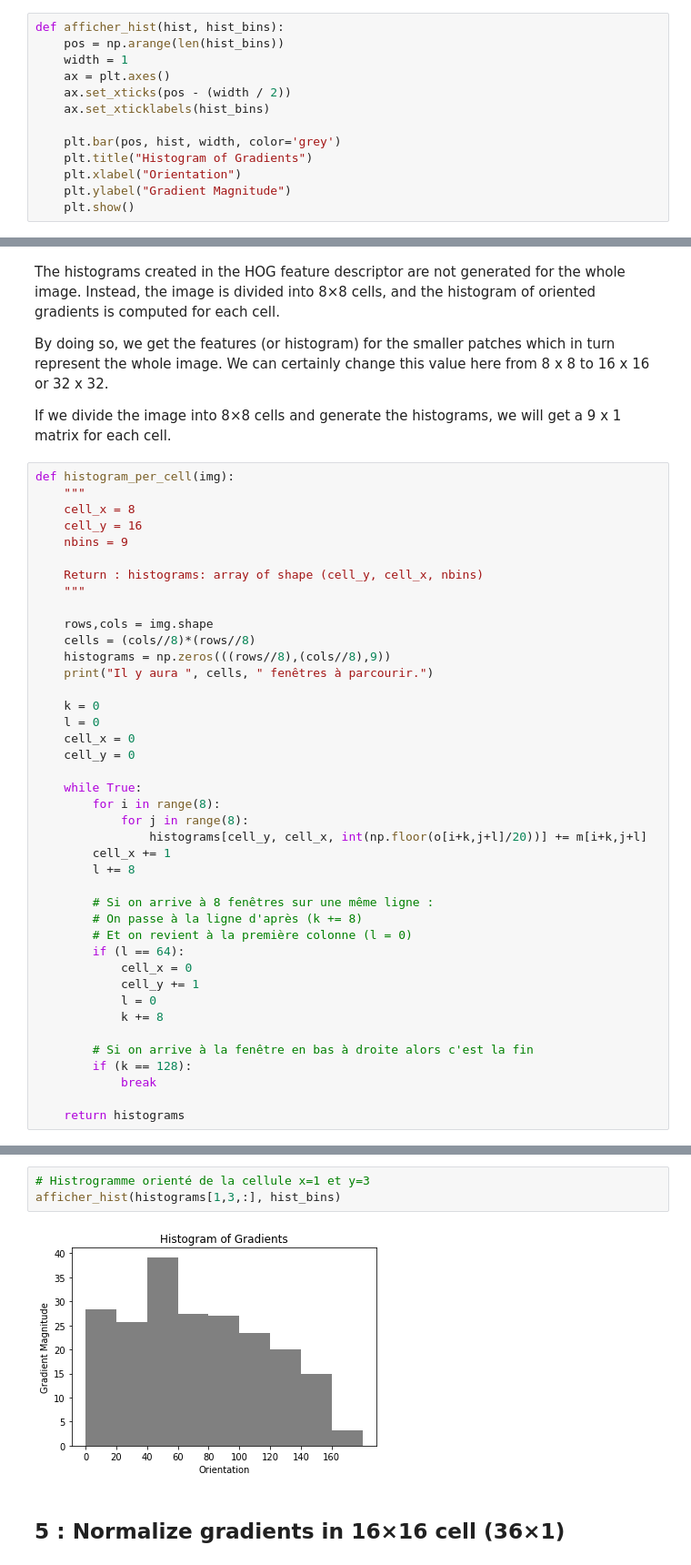
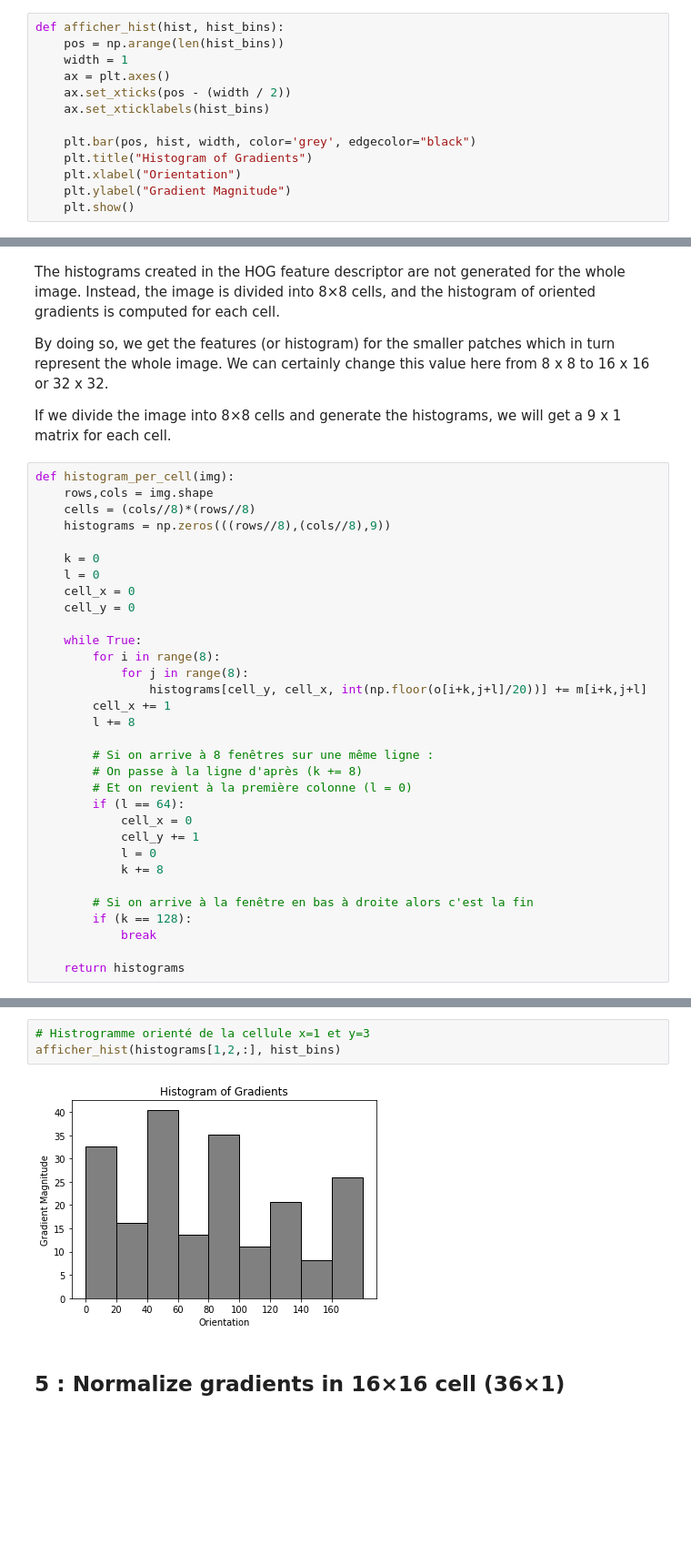
Before and after one commit to lisacsn/Histogram-of-Oriented-Gradients, a Jupyter notebook: Projet Hog.ipynb, the cells around one changed output, grey strips where cells are left out. Shown at 91% size. Drawn from its saved outputs; the diff is of its cells as text; blank space fills up the shorter version.

```diff
--- a/Projet Hog.ipynb
+++ b/Projet Hog.ipynb
@@ -114,7 +119,7 @@ def afficher_hist(hist, hist_bins):
     ax.set_xticks(pos - (width / 2))
     ax.set_xticklabels(hist_bins)
 
-    plt.bar(pos, hist, width, color='grey')
+    plt.bar(pos, hist, width, color='grey', edgecolor="black")
     plt.title("Histogram of Gradients")
     plt.xlabel("Orientation")
     plt.ylabel("Gradient Magnitude")
@@ -133,18 +138,9 @@ By doing so, we get the features (or histogram) for the smaller patches which in
 If we divide the image into 8×8 cells and generate the histograms, we will get a 9 x 1 matrix for each cell.
 # %%
 def histogram_per_cell(img):
-    """
-    cell_x = 8
-    cell_y = 16
-    nbins = 9
-
-    Return : histograms: array of shape (cell_y, cell_x, nbins)
-    """
-
     rows,cols = img.shape
     cells = (cols//8)*(rows//8)
     histograms = np.zeros(((rows//8),(cols//8),9))
-    print("Il y aura ", cells, " fenêtres à parcourir.")
 
     k = 0
     l = 0
@@ -179,8 +173,8 @@ Il y aura  128  fenêtres à parcourir.
 # %%
 # Histrogramme orienté de la cellule x=1 et y=3
-afficher_hist(histograms[1,3,:], hist_bins)
+afficher_hist(histograms[1,2,:], hist_bins)
 # %% [output]
-[figure, old version]
+[figure, new version]
 # %% [markdown]
 ## 5 : Normalize gradients in 16×16 cell (36×1)
 # %% [markdown]
```
Also changed, not shown: parts of 10 cells of this notebook.
